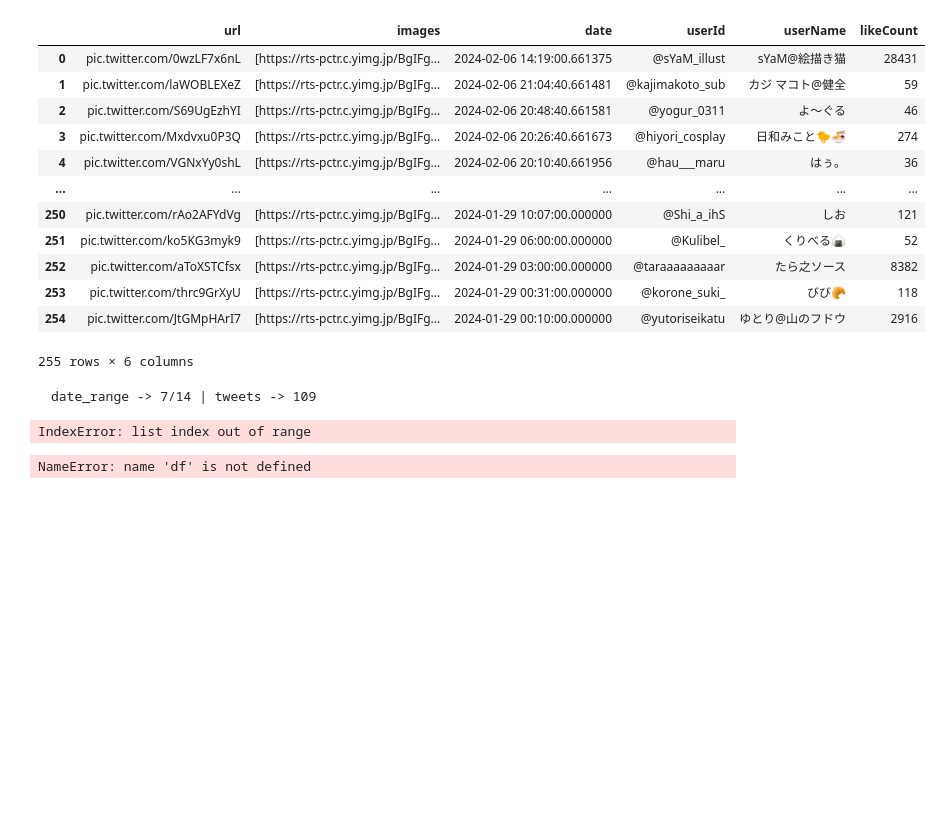
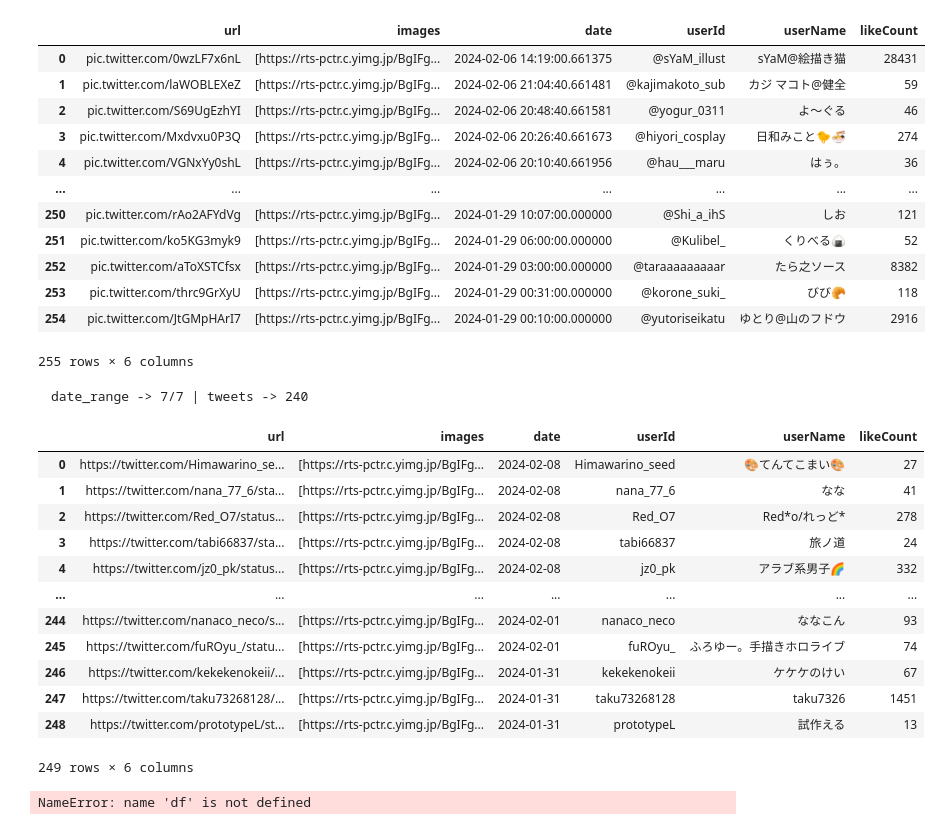
Before and after one commit to sakura7304moti/mohoo, a Jupyter notebook: test.ipynb, the cells around one changed output. Saved outputs shown, nothing was run; the diff lists cells and outputs as text; code cells hidden in the pictures; blank space fills up the shorter version.

```diff
--- a/test.ipynb
+++ b/test.ipynb
@@ -490,11 +506,23 @@ date over => 8/7
 255 rows × 6 columns
 # %%
 from src import utils2
-df = utils2.get_tweet('#つのまきあーと',14,'holo')
+df = utils2.get_tweet('#絵かゆ',7,'holo')
 df
 # %% [output]
-　date_range -> 7/14 | tweets -> 109
+　date_range -> 7/7 | tweets -> 240
+|  | url | images | date | userId | userName | likeCount |
+| 0 | https://twitter.com/Himawarino_se... | [https://rts-pctr.c.yimg.jp/BgIFg... | 2024-02-08 | Himawarino_seed | 🎨てんてこまい🎨 | 27 |
+| 1 | https://twitter.com/nana_77_6/sta... | [https://rts-pctr.c.yimg.jp/BgIFg... | 2024-02-08 | nana_77_6 | なな | 41 |
+| 2 | https://twitter.com/Red_O7/status... | [https://rts-pctr.c.yimg.jp/BgIFg... | 2024-02-08 | Red_O7 | Red*o/れっど* | 278 |
+| 3 | https://twitter.com/tabi66837/sta... | [https://rts-pctr.c.yimg.jp/BgIFg... | 2024-02-08 | tabi66837 | 旅ノ道 | 24 |
+| 4 | https://twitter.com/jz0_pk/status... | [https://rts-pctr.c.yimg.jp/BgIFg... | 2024-02-08 | jz0_pk | アラブ系男子🌈 | 332 |
+| ... | ... | ... | ... | ... | ... | ... |
+| 244 | https://twitter.com/nanaco_neco/s... | [https://rts-pctr.c.yimg.jp/BgIFg... | 2024-02-01 | nanaco_neco | ななこん | 93 |
+| 245 | https://twitter.com/fuROyu_/statu... | [https://rts-pctr.c.yimg.jp/BgIFg... | 2024-02-01 | fuROyu_ | ふろゆー。手描きホロライブ | 74 |
+| 246 | https://twitter.com/kekekenokeii/... | [https://rts-pctr.c.yimg.jp/BgIFg... | 2024-01-31 | kekekenokeii | ケケケのけい | 67 |
+| 247 | https://twitter.com/taku73268128/... | [https://rts-pctr.c.yimg.jp/BgIFg... | 2024-01-31 | taku73268128 | taku7326 | 1451 |
+| 248 | https://twitter.com/prototypeL/st... | [https://rts-pctr.c.yimg.jp/BgIFg... | 2024-01-31 | prototypeL | 試作える | 13 |
-IndexError: list index out of range
+249 rows × 6 columns
 # %%
 from src import sqlite
 sqlite.update(df , '#つのまきあーと' , 'holo')
```
Also changed, not shown: parts of 1 cell of this notebook, 1 other file.
